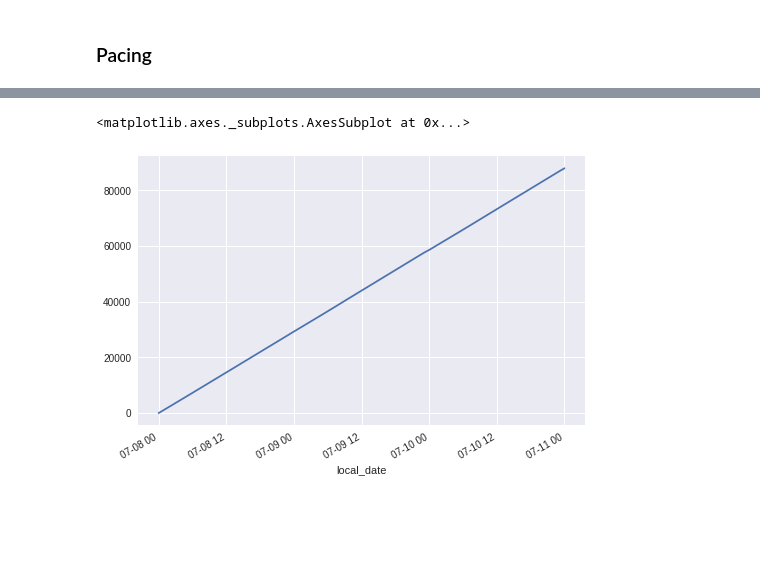
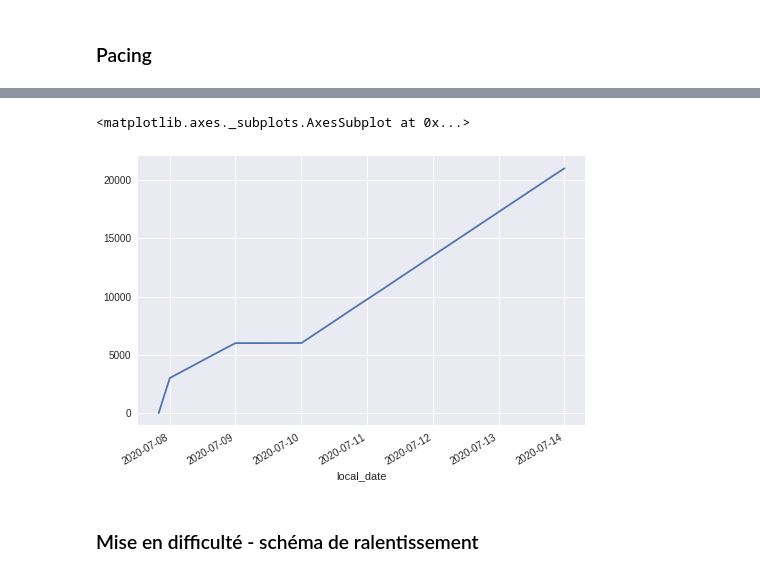
Before and after one commit to ThomasM-mecen/Displayce_internship, a Jupyter notebook: Pacing/Final_algo.ipynb, the cells around one changed output, grey strips where cells are left out. Saved outputs shown, nothing was run; the diff lists cells and outputs as text; code cells hidden in the pictures; blank space fills up the shorter version.

```diff
--- a/Pacing/Final_algo.ipynb
+++ b/Pacing/Final_algo.ipynb
@@ -117,0 +129,2 @@ databis = data['2020-07-07 23:58:00':'2020-07-10 23:59:59']
+# %%
+databis = databis.drop(remove.index)
@@ -203,14 +233,13 @@ class Pacing:
         self.start_date = self.tz.localize(start_date)
         self.end_date = self.tz.localize(end_date)
         self.total_days = (self.end_date - self.start_date).days + 1
-        self.fix_daily_budget = total_budget / self.total_days
         self.building = list()
         # Impossible day and hour to initialize the setup
         self.day = 0
-        self.surplus_day = 0
-        self.remaining_budget = 0
+        self.total_budget = total_budget
+        self.remaining_budget = self.total_budget
         self.engaged_budget = 0
-        self.cumspent = 0
+        self.spent_budget = 0
 
     def day_reset(self, ts):
         """ Reset variables when there is a new day
@@ -218,17 +247,14 @@ class Pacing:
         day = ts.day
         month = ts.month
         year = ts.year
-        remaining_days = (self.end_date - ts).days + 2  # +2 because biased calculation of days
-        self.surplus_day += self.remaining_budget / remaining_days
+        remaining_days = (self.end_date - ts).days + 2   # +2 because biased calculation of days
         if not self.building:
             self.building_data = pd.DataFrame.from_records(self.building)
         else:
             self.building_data = pd.DataFrame.from_records(self.building, index='Date')
         self.current_hour = -1
         self.remaining_budget_hour = 0
-        self.daily_budget = self.fix_daily_budget + self.surplus_day
-        self.remaining_budget = self.daily_budget
-        self.spent_budget = 0
+        self.daily_budget = self.remaining_budget / remaining_days
         self.surplus_hour = 0
         self.BT = [0]
         self.acceleration = [{'ts': self.tz.localize(datetime(year, month, day, 0, 0, 0)),
@@ -249,7 +275,7 @@ class Pacing:
         # Evolutive target
         self.surplus_hour += self.remaining_budget_hour / self.remaining_hours
         if self.unif:
-            self.budget_hour = self.prop_table * self.daily_budget + self.surplus_hour
+            self.budget_hour = (self.prop_table * self.daily_budget) + self.surplus_hour
         elif self.without_weekday and not self.unif:
             self.budget_hour = (self.prop_table.iloc[
                                     self.current_hour, 0] / 100) * self.daily_budget + self.surplus_hour
@@ -290,11 +316,12 @@ class Pacing:
     def bt_calculation(self, average_acceleration, average_speed, remaining_time, coef=1):
         """ Return the per second budget
         """
-        self.remaining_budget = self.daily_budget - (self.engaged_budget + self.spent_budget)
         alpha = average_acceleration * coef
         try:
             bt = self.remaining_budget_hour * ((1 + alpha * average_speed) / remaining_time)
         except ZeroDivisionError:
+            bt = 1
+        if bt < 0:
             bt = 1
         return bt
 
@@ -358,6 +385,7 @@ class Pacing:
         else:
             buying = False
         self.remaining_budget_hour = self.budget_hour - self.spent_hour
+        self.remaining_budget = self.total_budget - (self.engaged_budget + self.spent_budget)
 
         return buying
 
@@ -367,14 +395,13 @@ class Pacing:
         if status == 'win':
             self.engaged_budget -= br_price
             self.spent_budget += br_price
-            self.cumspent += br_price
         elif status == 'lose':
             self.engaged_budget -= br_price
             self.spent_hour -= br_price
 # %%
-def main(data):
+def main(data, budget, day_start, day_end):
     logger.info(f"Start pacing on {len(data)} bid requests")
-    pacing = Pacing(total_budget=88000, start_date=datetime(2020, 7, 7), end_date=datetime(2020, 7, 10),
+    pacing = Pacing(total_budget=budget, start_date=datetime(2020, 7, day_start), end_date=datetime(2020, 7, day_end),
                     timezone='America/New_York')
     records = list()
     pending_notifications = list()
@@ -390,10 +417,9 @@ def main(data):
             # Send remaining notifications
             send_pending_notifications(pacing, pending_notifications)
             records[-1]['engaged'] = pacing.engaged_budget
-            pacing.remaining_budget = pacing.daily_budget - (pacing.engaged_budget + pacing.spent_budget)
+            pacing.remaining_budget = pacing.total_budget - (pacing.engaged_budget + pacing.spent_budget)
             records[-1]['remaining'] = pacing.remaining_budget
             records[-1]['spent'] = pacing.spent_budget
-            records[-1]['cumspent'] = pacing.cumspent
 
         # Receive BR
         buying = pacing.buying_decision(current_ts, row['price'], row['imps'])
@@ -410,7 +436,6 @@ def main(data):
             'buying': buying,
             'remaining': pacing.remaining_budget,
             'spent': pacing.spent_budget,
-            'cumspent': pacing.cumspent,
             'engaged': pacing.engaged_budget
         }
         records.append(record)
@@ -420,14 +445,13 @@ def main(data):
 
     # Update last row after sending last notifications
     records[-1]['engaged'] = pacing.engaged_budget
-    pacing.remaining_budget = pacing.daily_budget - (pacing.engaged_budget + pacing.spent_budget)
+    pacing.remaining_budget = pacing.total_budget - (pacing.engaged_budget + pacing.spent_budget)
     records[-1]['remaining'] = pacing.remaining_budget
     records[-1]['spent'] = pacing.spent_budget
-    records[-1]['cumspent'] = pacing.cumspent
     pacing_df = pd.DataFrame.from_records(records)
     new_df = pd.concat([data.reset_index(), pacing_df], axis=1, ignore_index=True)
     new_df.columns = ['local_date', 'UTC_date', 'hour', 'ts', 'TZ', 'imps', 'CPM', 'price', 'win', 'seconds_notif',
-                      'buying', 'remaining', 'spent', 'cumspent', 'engaged']
+                      'buying', 'remaining', 'spent', 'engaged']
     new_df.set_index('local_date', inplace=True)
     if len(new_df) == len(data):
         logger.info(f"Successful pacing")
@@ -436,5 +460,5 @@ def main(data):
     return new_df
 # %%
 %%time
-pacing_results = main(databis)
+pacing_results = main(databis, 21000, 7, 13)
 # %% [output]
@@ -469,5 +491,7 @@ day.spent.plot()
 # %%
-pacing_results.cumspent.plot()
+pacing_results.spent.plot()
 # %% [output]
 <matplotlib.axes._subplots.AxesSubplot at 0x...>
-[figure, old version]
+[figure, new version]
+# %% [markdown]
+### Mise en difficulté - schéma de ralentissement
```
Also changed, not shown: parts of 36 cells of this notebook.
